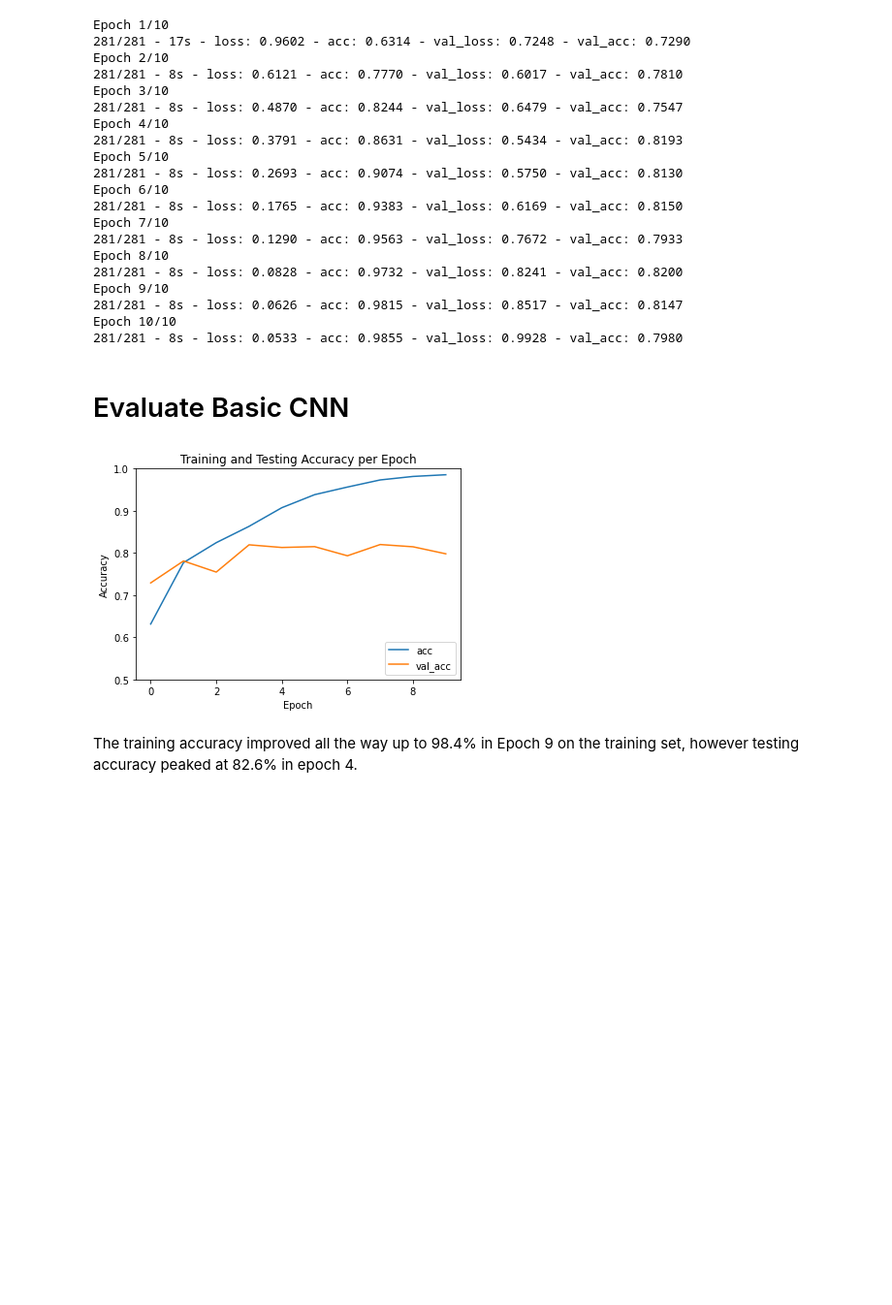
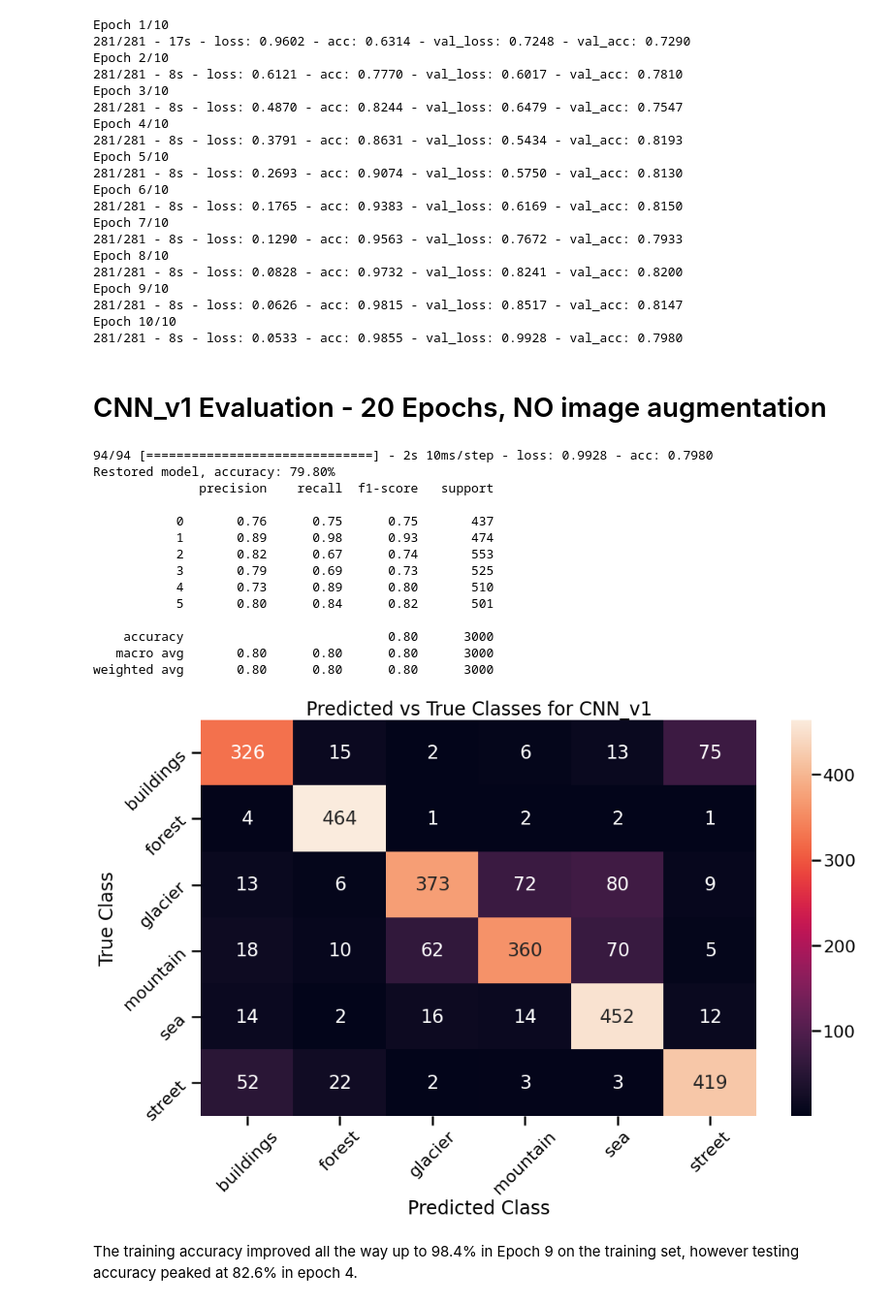
Before and after one commit to atyoung1997/Outdoor-Image-Classification-Project, a Jupyter notebook: Modeling and Testing Notebooks/Modeling.ipynb, the cells around one changed output. Shown: that part at 97% size. Saved outputs shown, nothing was run; the diff lists cells and outputs as text; code cells hidden in the pictures; blank space fills up the shorter version.

Commit message:
final modeling commit

```diff
--- a/Modeling and Testing Notebooks/Modeling.ipynb
+++ b/Modeling and Testing Notebooks/Modeling.ipynb
@@ -98,22 +146,25 @@ Epoch 9/10
 281/281 - 8s - loss: 0.0626 - acc: 0.9815 - val_loss: 0.8517 - val_acc: 0.8147
 Epoch 10/10
 281/281 - 8s - loss: 0.0533 - acc: 0.9855 - val_loss: 0.9928 - val_acc: 0.7980
-# %% [markdown]
-# Evaluate Basic CNN
-# %%
-def accuracy_line_plot(modelresults, metric, validation_metric):
-    """Create line plot comparing metrics for the training and validation sets"""
-
-    plt.plot(modelresults.history[metric], label=metric)
-    plt.plot(modelresults.history[validation_metric], label = validation_metric)
-    plt.title("Training and Testing Accuracy per Epoch")
-    plt.xlabel('Epoch')
-    plt.ylabel('Accuracy')
-    plt.ylim([0.5, 1])
-    plt.legend(loc='lower right')
-
-accuracy_line_plot(results_CNN_v1, 'acc', 'val_acc')
-# %% [output]
-[figure, removed]
+# %% [markdown]
+# CNN_v1 Evaluation - 20 Epochs, NO image augmentation
+# %%
+load_evaluate_model('CNN_v1', X_test, y_test, labels)
+# %% [output]
+94/94 [==============================] - 2s 10ms/step - loss: 0.9928 - acc: 0.7980
+Restored model, accuracy: 79.80%
+              precision    recall  f1-score   support
+
+           0       0.76      0.75      0.75       437
+           1       0.89      0.98      0.93       474
+           2       0.82      0.67      0.74       553
+           3       0.79      0.69      0.73       525
+           4       0.73      0.89      0.80       510
+           5       0.80      0.84      0.82       501
+
+    accuracy                           0.80      3000
+   macro avg       0.80      0.80      0.80      3000
+weighted avg       0.80      0.80      0.80      3000
+[figure, added]
 # %% [markdown]
 The training accuracy improved all the way up to 98.4% in Epoch 9 on the training set, however testing accuracy peaked at 82.6% in epoch 4.
```
Also changed, not shown: parts of 52 cells of this notebook, 2 other files.
